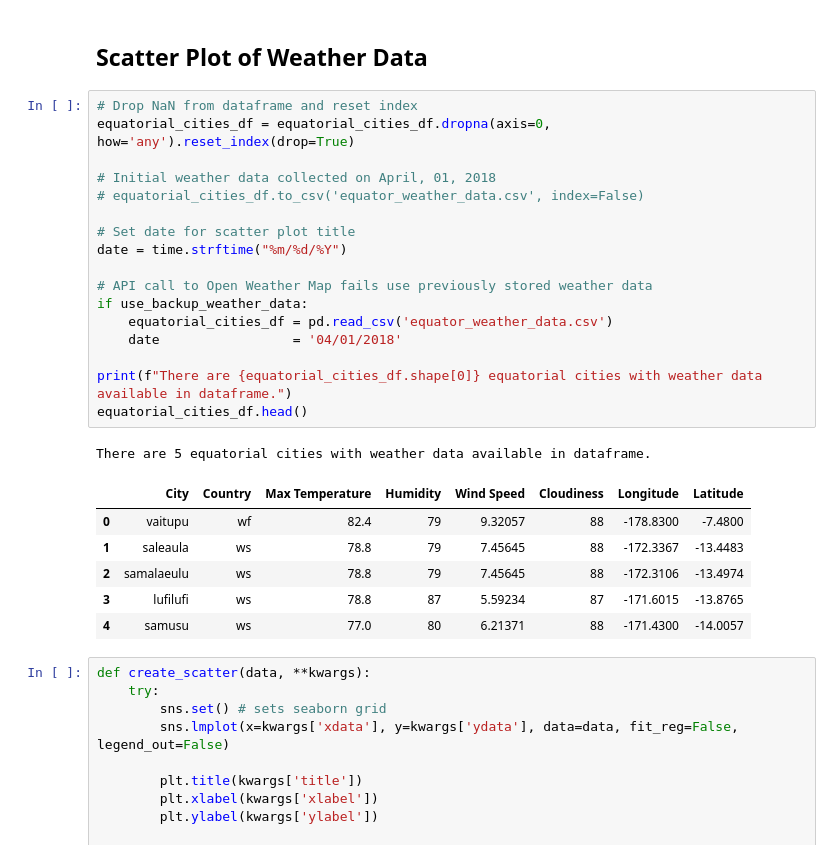
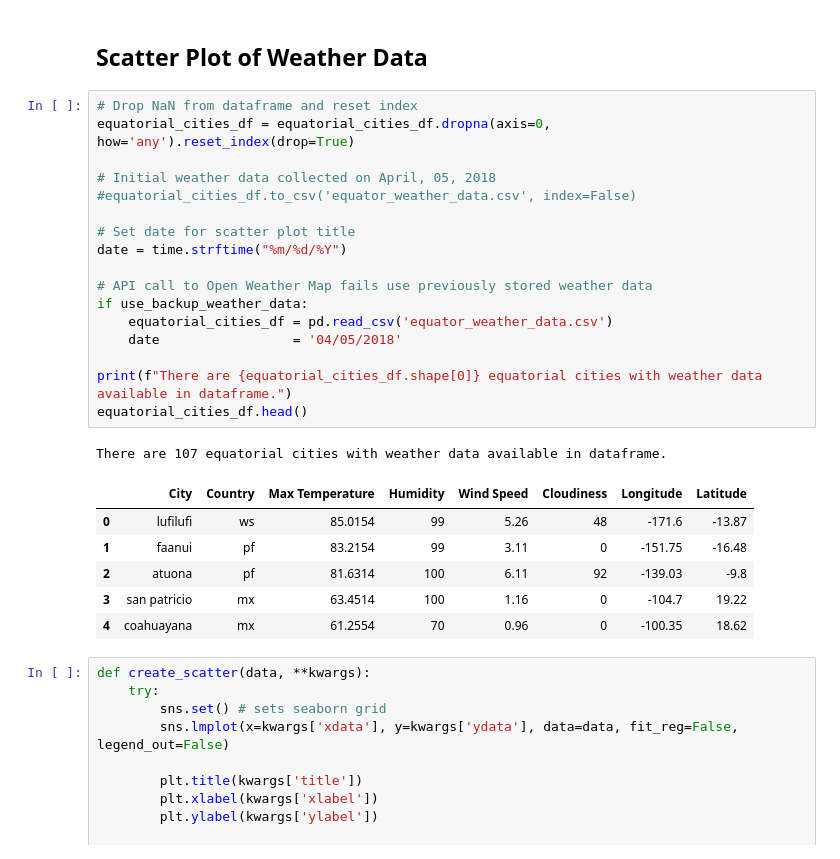
Before and after one commit to deleojean/PythonAPI-Challenge, a Jupyter notebook: main.ipynb, the cells around one changed output. Drawn from its saved outputs; the diff is of its cells as text.

```diff
--- a/main.ipynb
+++ b/main.ipynb
@@ -139,28 +144,28 @@ Data Retrieval Complete
 # %%
 # Drop NaN from dataframe and reset index
 equatorial_cities_df = equatorial_cities_df.dropna(axis=0, how='any').reset_index(drop=True)
 
-# Initial weather data collected on April, 01, 2018
-# equatorial_cities_df.to_csv('equator_weather_data.csv', index=False)
+# Initial weather data collected on April, 05, 2018
+#equatorial_cities_df.to_csv('equator_weather_data.csv', index=False)
 
 # Set date for scatter plot title
 date = time.strftime("%m/%d/%Y")
 
 # API call to Open Weather Map fails use previously stored weather data
 if use_backup_weather_data:
     equatorial_cities_df = pd.read_csv('equator_weather_data.csv')
-    date                 = '04/01/2018'
+    date                 = '04/05/2018'
 
 print(f"There are {equatorial_cities_df.shape[0]} equatorial cities with weather data available in dataframe.")
 equatorial_cities_df.head()
 # %% [output]
-There are 5 equatorial cities with weather data available in dataframe.
+There are 107 equatorial cities with weather data available in dataframe.
 |  | City | Country | Max Temperature | Humidity | Wind Speed | Cloudiness | Longitude | Latitude |
-| 0 | vaitupu | wf | 82.4 | 79 | 9.32057 | 88 | -178.8300 | -7.4800 |
-| 1 | saleaula | ws | 78.8 | 79 | 7.45645 | 88 | -172.3367 | -13.4483 |
-| 2 | samalaeulu | ws | 78.8 | 79 | 7.45645 | 88 | -172.3106 | -13.4974 |
-| 3 | lufilufi | ws | 78.8 | 87 | 5.59234 | 87 | -171.6015 | -13.8765 |
-| 4 | samusu | ws | 77.0 | 80 | 6.21371 | 88 | -171.4300 | -14.0057 |
+| 0 | lufilufi | ws | 85.0154 | 99 | 5.26 | 48 | -171.6 | -13.87 |
+| 1 | faanui | pf | 83.2154 | 99 | 3.11 | 0 | -151.75 | -16.48 |
+| 2 | atuona | pf | 81.6314 | 100 | 6.11 | 92 | -139.03 | -9.8 |
+| 3 | san patricio | mx | 63.4514 | 100 | 1.16 | 0 | -104.7 | 19.22 |
+| 4 | coahuayana | mx | 61.2554 | 70 | 0.96 | 0 | -100.35 | 18.62 |
 # %%
 def create_scatter(data, **kwargs):
     try:
```
Also changed, not shown: parts of 5 cells of this notebook.
